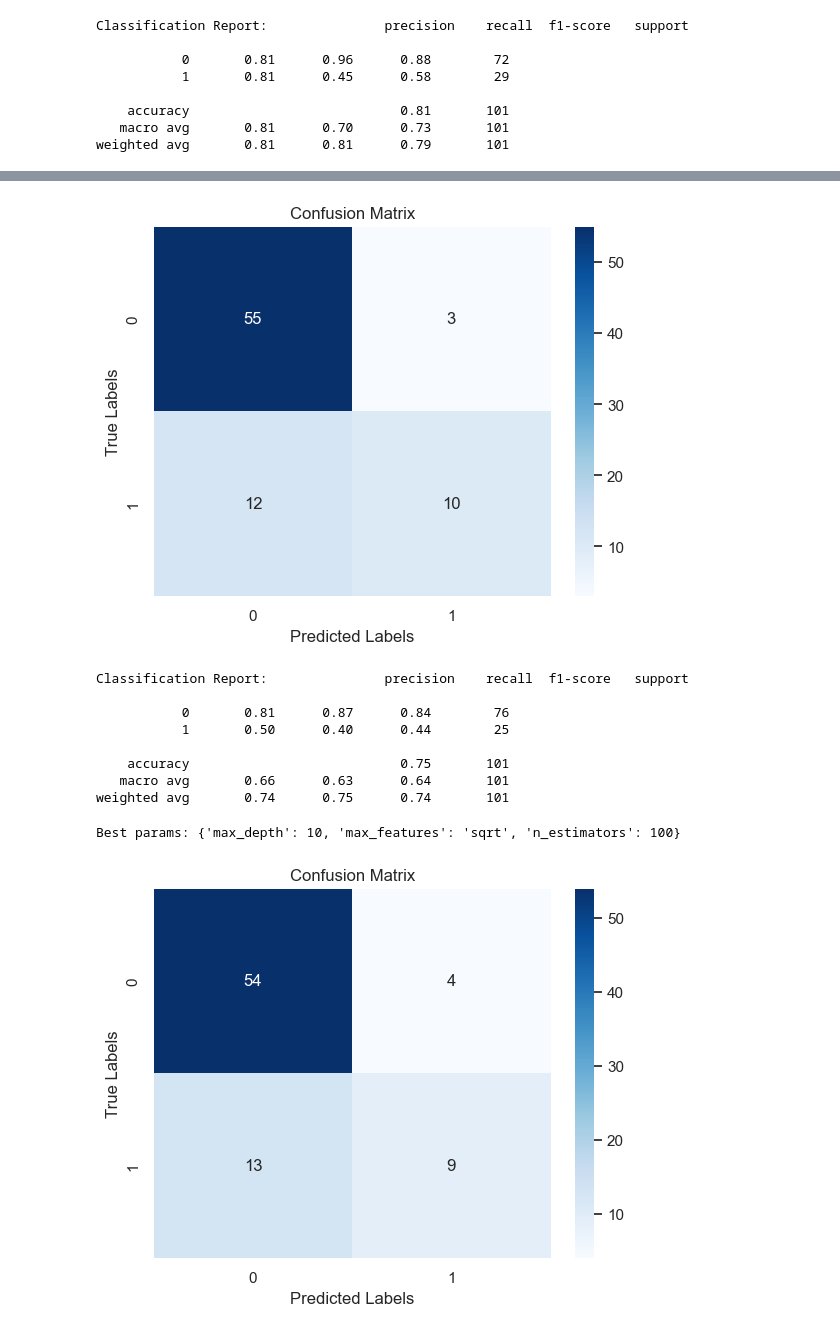
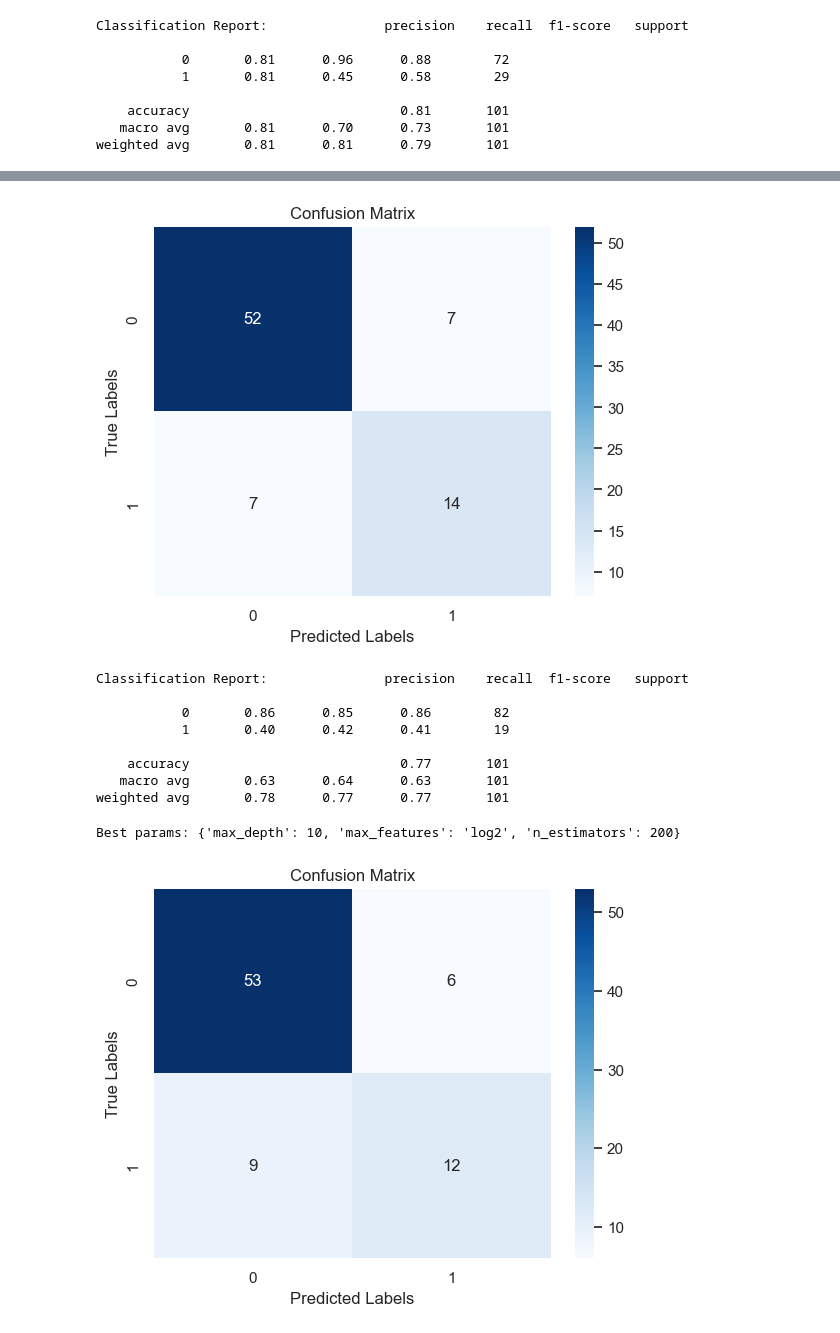
Before and after one commit to joyjessica/DSAN_5000_project, a Jupyter notebook: technical-details/supervised-learning/main.ipynb, the cells around one changed output, grey strips where cells are left out. Cells and saved outputs as stored; diff of their text form; code cells hidden in the pictures.

```diff
--- a/technical-details/supervised-learning/main.ipynb
+++ b/technical-details/supervised-learning/main.ipynb
@@ -47,13 +51,18 @@ def preprocessing(df, target_column, test_size=0.2):
        """Splits the data into training and test sets."""
        X = df.drop(columns=[target_column])
        y = df[target_column]
-       #standerdize
+       #split into training, validation, test set
+       X_train1, X_test, y_train1, y_test = train_test_split(X, y, test_size=test_size, shuffle=True)
+       X_train, X_val, y_train, y_val = train_test_split(X_train1, y_train1, test_size=test_size, shuffle=True)
+       #standardize
        scaler = StandardScaler()
-       X_scaled = scaler.fit_transform(X)
-       #split into training, validation, test set
-       X_train1, X_test, y_train1, y_test = train_test_split(X_scaled, y, test_size=test_size, shuffle=True)
-       X_train, X_val, y_train, y_val = train_test_split(X_train1, y_train1, test_size=test_size, shuffle=True)
-       return X, X_scaled, y, X_train, X_val, X_test, y_train, y_val, y_test
+       X_train = scaler.fit_transform(X_train)
+       X_val = scaler.transform(X_val)
+       X_test = scaler.transform(X_test)
+       #y_train = scaler.fit_transform(y_train)
+       #y_val = scaler.fit_transform(y_val)
+       #y_test = scaler.fit_transform(y_test)
+       return X, y, X_train, X_val, X_test, y_train, y_val, y_test
 # %%
 def train(X_train, y_train, learning_task_type, model_type, **kwargs):
     """Trains a machine learning model."""
@@ -173,10 +312,0 @@ R-squared: 0.4754
-# %%
-corr = df_clean.corr()
-print(corr.shape)
-sns.set_theme(style="white")
-f, ax = plt.subplots(figsize=(20, 20))  # Set up the matplotlib figure
-cmap = sns.diverging_palette(230, 20, as_cmap=True) 	# Generate a custom diverging colormap
-# Draw the heatmap with the mask and correct aspect ratio
-sns.heatmap(corr,  cmap=cmap, vmin=-1, vmax=1, center=0,
-        square=True, linewidths=.5, cbar_kws={"shrink": .5})
-plt.show()
@@ -356,27 +503,27 @@ X, X_scaled, y, X_train, X_val, X_test, y_train, y_val, y_test = preprocessing(d
 model = train(X_train, y_train, 'classification', 'gradient_boosting')
 y_pred = validation_eval('classification',model,  X_val, y_val)
 # %% [output]
-[figure, old version]
+[figure, new version]
 # %%
 y_pred = evaluate_test('classification', model, X_test, y_test)
 # %% [output]
 Classification Report:               precision    recall  f1-score   support
 
-           0       0.81      0.87      0.84        76
-           1       0.50      0.40      0.44        25
+           0       0.86      0.85      0.86        82
+           1       0.40      0.42      0.41        19
 
-    accuracy                           0.75       101
-   macro avg       0.66      0.63      0.64       101
-weighted avg       0.74      0.75      0.74       101
+    accuracy                           0.77       101
+   macro avg       0.63      0.64      0.63       101
+weighted avg       0.78      0.77      0.77       101
 # %%
-model = tune(model, X_train, y_train, boost_param_grid)
+model = tune(model, X_train, y_train, boost_param_grid, scoring='f1')
 # %% [output]
-Best params: {'max_depth': 10, 'max_features': 'sqrt', 'n_estimators': 100}
+Best params: {'max_depth': 10, 'max_features': 'log2', 'n_estimators': 200}
 # %%
-model = train(X_train, y_train, 'classification', 'random_forest', max_depth=10, max_features='sqrt', n_estimators=100)
+model = train(X_train, y_train, 'classification', 'gradient_boosting', max_depth=10, max_features='log2', n_estimators=200)
 y_pred = validation_eval('classification', model,  X_val, y_val)
 # %% [output]
-[figure, old version]
+[figure, new version]
 # %%
 y_pred = evaluate_test('classification', model, X_test, y_test)
 # %% [output]
```
Also changed, not shown: parts of 70 cells of this notebook.
